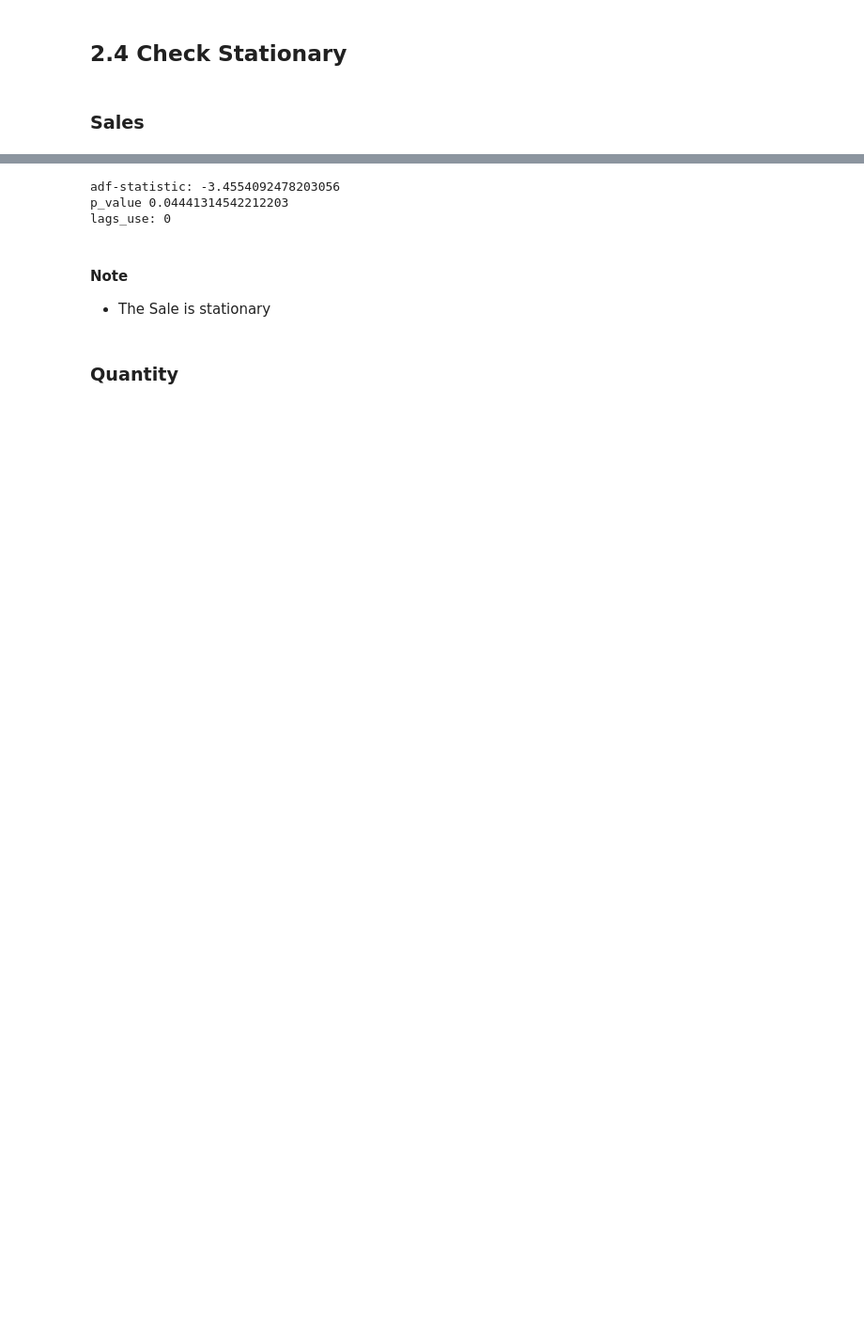
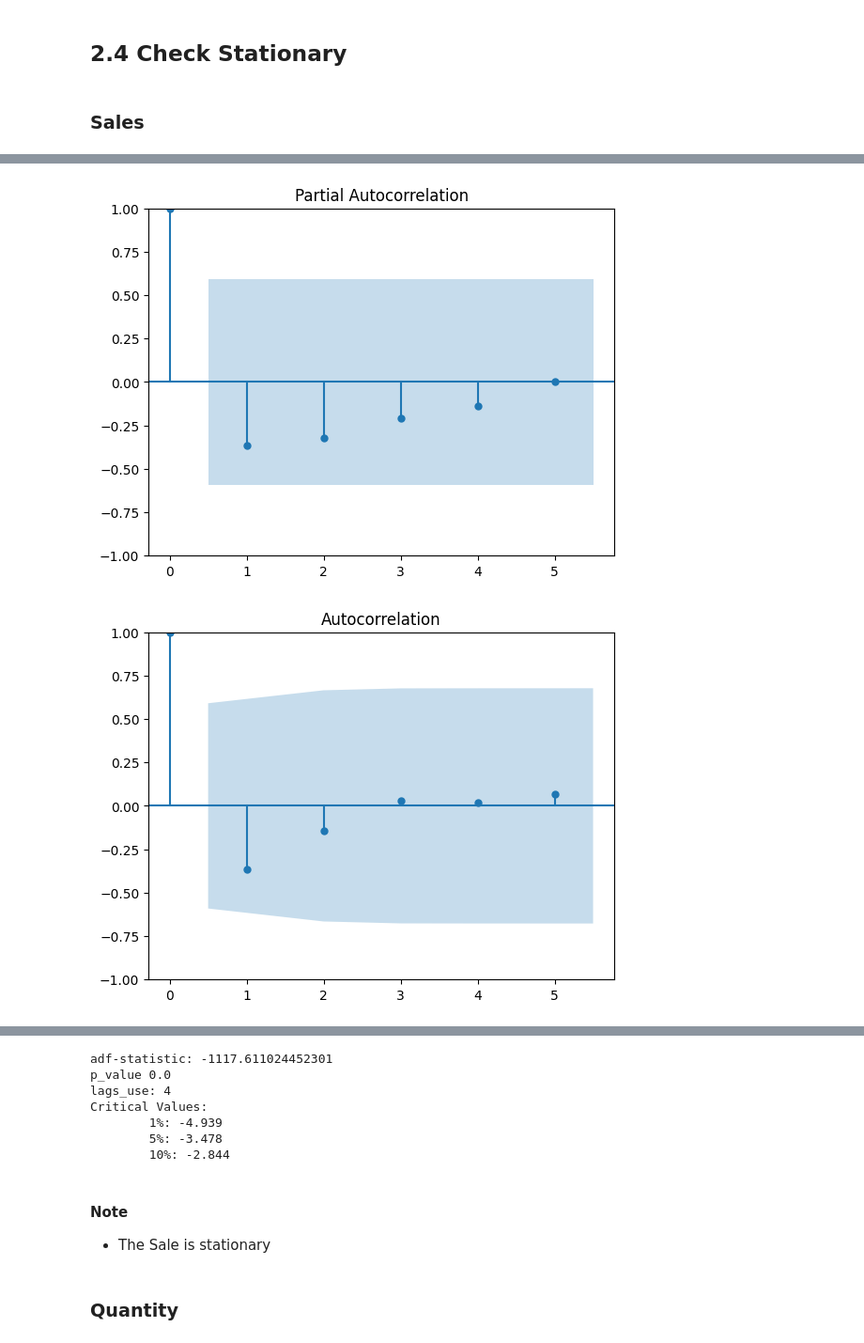
Before and after one commit to thainq1402/ATS, a Jupyter notebook: Teamwork/Company.ipynb, the cells around one changed output, grey strips where cells are left out. Shown: that part at 94% size. Drawn from its saved outputs; the diff is of its cells as text; code cells hidden in the pictures; blank space fills up the shorter version.

```diff
--- a/Teamwork/EDA_Competitors.ipynb
+++ b/Teamwork/Company.ipynb
@@ -247,0 +255,7 @@ lags_use: 4
+# %%
+sale_diff = sales['Sale'].diff().dropna()
+sale_adf = adfuller(sale_diff, autolag='AIC')
+print(f"adf-statistic: {sale_adf[0]} \np_value {sale_adf[1]} \nlags_use: {sale_adf[2]}")
+print('Critical Values: ')
+for key, value in sale_adf[4].items():
+    print('\t%s: %.3f' % (key,value))
@@ -247,0 +270,6 @@ lags_use: 4
+# %%
+plot_acf(sale_diff)
+plot_pacf(sale_diff)
+# %% [output]
+[figure, added]
+[figure, added]
@@ -248,10 +277,22 @@ lags_use: 4
 # %%
-sale_adf = adfuller(sales['Sale'], regression='ct', maxlag = 1)
+import numpy as np
+
+sale_log = np.log(sales['Sale'])
+
+
+sale_adf = adfuller(sale_log, maxlag = 4 )
 print(f"adf-statistic: {sale_adf[0]} \np_value {sale_adf[1]} \nlags_use: {sale_adf[2]}")
+print('Critical Values: ')
+for key, value in sale_adf[4].items():
+    print('\t%s: %.3f' % (key,value))
 # %% [output]
-adf-statistic: -3.4554092478203056
-p_value 0.04441314542212203
-lags_use: 0
+adf-statistic: -1117.611024452301
+p_value 0.0
+lags_use: 4
+Critical Values:
+        1%: -4.939
+        5%: -3.478
+        10%: -2.844
 # %% [markdown]
 #### Note
 - The Sale is stationary
```
Also changed, not shown: parts of 7 cells of this notebook, 5 other files.
